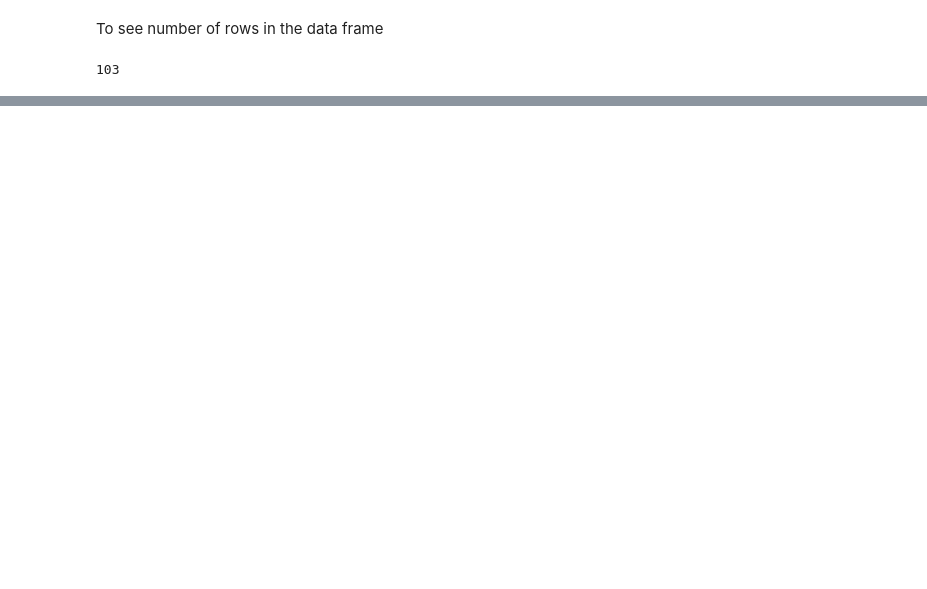
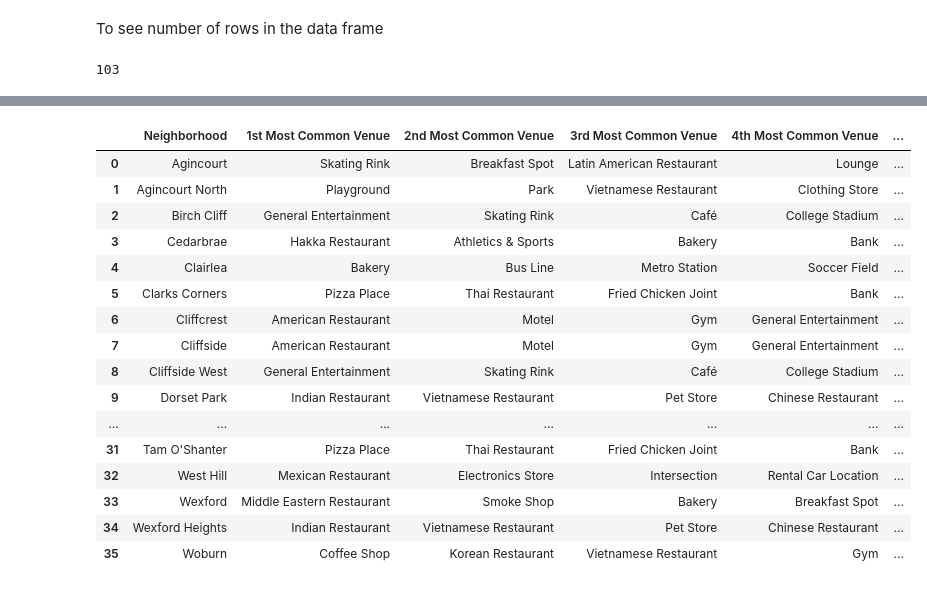
Before and after one commit to TehDean/Coursera_Capstone, a Jupyter notebook: Segmenting and Clustering.ipynb, the cells around one changed output, grey strips where cells are left out. Cells and saved outputs as stored; diff of their text form; code cells hidden in the pictures; blank space fills up the shorter version.

```diff
--- a/Segmenting and Clustering.ipynb
+++ b/Segmenting and Clustering.ipynb
@@ -70,0 +320,44 @@ tdf2.shape[0]
+# %%
+import numpy as np
+num_top_venues = 17
+
+def return_most_common_venues(row, num_top_venues):
+    row_categories = row.iloc[1:]
+    row_categories_sorted = row_categories.sort_values(ascending=False)
+    return row_categories_sorted.index.values[0:num_top_venues]
+
+indicators = ['st', 'nd', 'rd']
+# create columns according to number of top venues
+columns = ['Neighborhood']
+for ind in np.arange(num_top_venues):
+    try:
+        columns.append('{}{} Most Common Venue'.format(ind+1, indicators[ind]))
+    except:
+        columns.append('{}th Most Common Venue'.format(ind+1))
+
+# create a new dataframe
+neighborhoods_venues_sorted = pd.DataFrame(columns=columns)
+neighborhoods_venues_sorted['Neighborhood'] = scarborough_grouped['Neighborhood']
+
+for ind in np.arange(scarborough_grouped.shape[0]):
+    neighborhoods_venues_sorted.iloc[ind, 1:] = return_most_common_venues(scarborough_grouped.iloc[ind, :], num_top_venues)
+
+neighborhoods_venues_sorted
+# %% [output]
+|  | Neighborhood | 1st Most Common Venue | 2nd Most Common Venue | 3rd Most Common Venue | 4th Most Common Venue | ... |
+| 0 | Agincourt | Skating Rink | Breakfast Spot | Latin American Restaurant | Lounge | ... |
+| 1 | Agincourt North | Playground | Park | Vietnamese Restaurant | Clothing Store | ... |
+| 2 | Birch Cliff | General Entertainment | Skating Rink | Café | College Stadium | ... |
+| 3 | Cedarbrae | Hakka Restaurant | Athletics & Sports | Bakery | Bank | ... |
+| 4 | Clairlea | Bakery | Bus Line | Metro Station | Soccer Field | ... |
+| 5 | Clarks Corners | Pizza Place | Thai Restaurant | Fried Chicken Joint | Bank | ... |
+| 6 | Cliffcrest | American Restaurant | Motel | Gym | General Entertainment | ... |
+| 7 | Cliffside | American Restaurant | Motel | Gym | General Entertainment | ... |
+| 8 | Cliffside West | General Entertainment | Skating Rink | Café | College Stadium | ... |
+| 9 | Dorset Park | Indian Restaurant | Vietnamese Restaurant | Pet Store | Chinese Restaurant | ... |
+| ... | ... | ... | ... | ... | ... | ... |
+| 31 | Tam O'Shanter | Pizza Place | Thai Restaurant | Fried Chicken Joint | Bank | ... |
+| 32 | West Hill | Mexican Restaurant | Electronics Store | Intersection | Rental Car Location | ... |
+| 33 | Wexford | Middle Eastern Restaurant | Smoke Shop | Bakery | Breakfast Spot | ... |
+| 34 | Wexford Heights | Indian Restaurant | Vietnamese Restaurant | Pet Store | Chinese Restaurant | ... |
+| 35 | Woburn | Coffee Shop | Korean Restaurant | Vietnamese Restaurant | Gym | ... |
```
Also changed, not shown: parts of 36 cells of this notebook.
